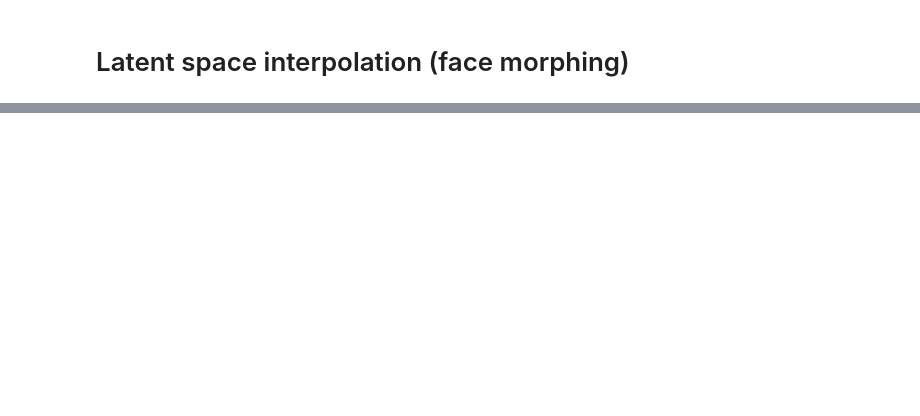
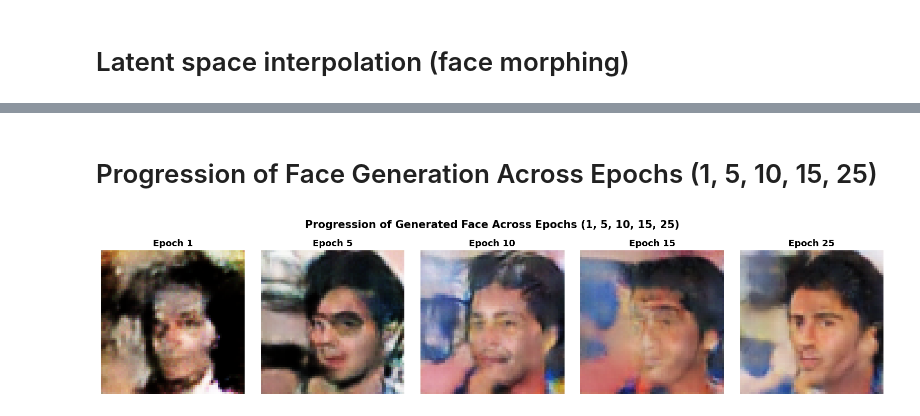
Before and after one commit to umerkang66/ai-ml-dl, a Jupyter notebook: gen-dl/gans/gan_face_generation.ipynb, the cells around one changed output, grey strips where cells are left out. Cells and saved outputs as stored; diff of their text form; code cells hidden in the pictures; blank space fills up the shorter version.

Commit message:
add gan face generation

```diff
--- a/gen-dl/gans/gan_face_generation.ipynb
+++ b/gen-dl/gans/gan_face_generation.ipynb
@@ -176,6 +177,10 @@ g_optimizer = torch.optim.Adam(gnet.parameters(), lr=0.0002, betas=(0.5, 0.999))
 # %%
 # training parameters and initializations
 num_epochs = 25
+checkpoint_epochs = [1, 5, 10, 15, 25]
+saved_faces = {}
+fixed_noise = torch.randn(1, 100, 1, 1).to(device)
+
 losses = []
 disDecs = []
 
@@ -234,6 +239,15 @@ for epochi in range(num_epochs):
         d2 = torch.mean((pred_fake > 0.5).float()).detach()
         disDecs.append([d1.detach().cpu().item(), d2.detach().cpu().item()])
 
+    # save face generation at checkpoint epochs
+    if (epochi + 1) in checkpoint_epochs:
+        gnet.eval()
+        with torch.no_grad():
+            img = gnet(fixed_noise).detach().cpu().squeeze()
+            pic = np.transpose(img.numpy(), (1, 2, 0)) / 2 + 0.5
+            saved_faces[epochi + 1] = np.clip(pic, 0, 1)
+        gnet.train()
+
     # print out a status message
     msg = f"Finished epoch {epochi+1}/{num_epochs}"
     sys.stdout.write("\r" + msg)
@@ -319,0 +385,22 @@ plt.show()
+# %% [markdown]
+# Progression of Face Generation Across Epochs (1, 5, 10, 15, 25)
+# %%
+# visualize progression of generated face across epochs
+fig, axs = plt.subplots(1, len(checkpoint_epochs), figsize=(16, 3.5))
+
+for idx, ep in enumerate(checkpoint_epochs):
+    if ep in saved_faces:
+        axs[idx].imshow(saved_faces[ep])
+        axs[idx].set_title(f"Epoch {ep}", fontsize=13, fontweight="bold")
+    axs[idx].axis("off")
+
+plt.suptitle(
+    "Progression of Generated Face Across Epochs (1, 5, 10, 15, 25)",
+    fontsize=15,
+    y=1.03,
+    fontweight="bold",
+)
+plt.tight_layout()
+plt.show()
+# %% [output]
+[figure, added]
```
Also changed, not shown: parts of 9 cells of this notebook.
